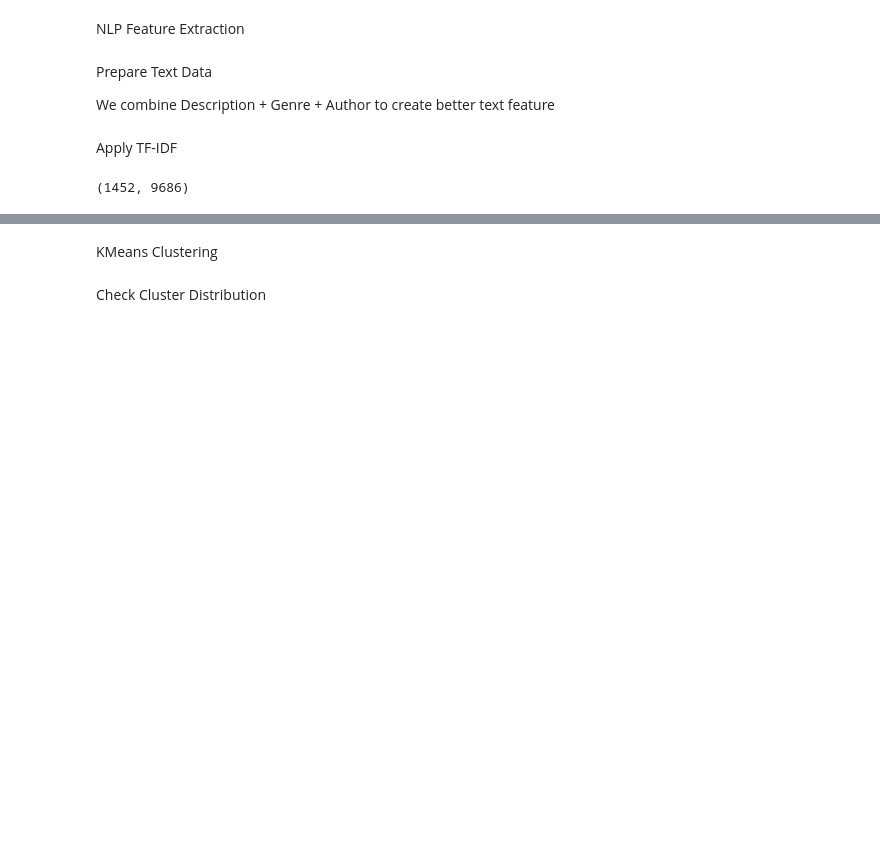
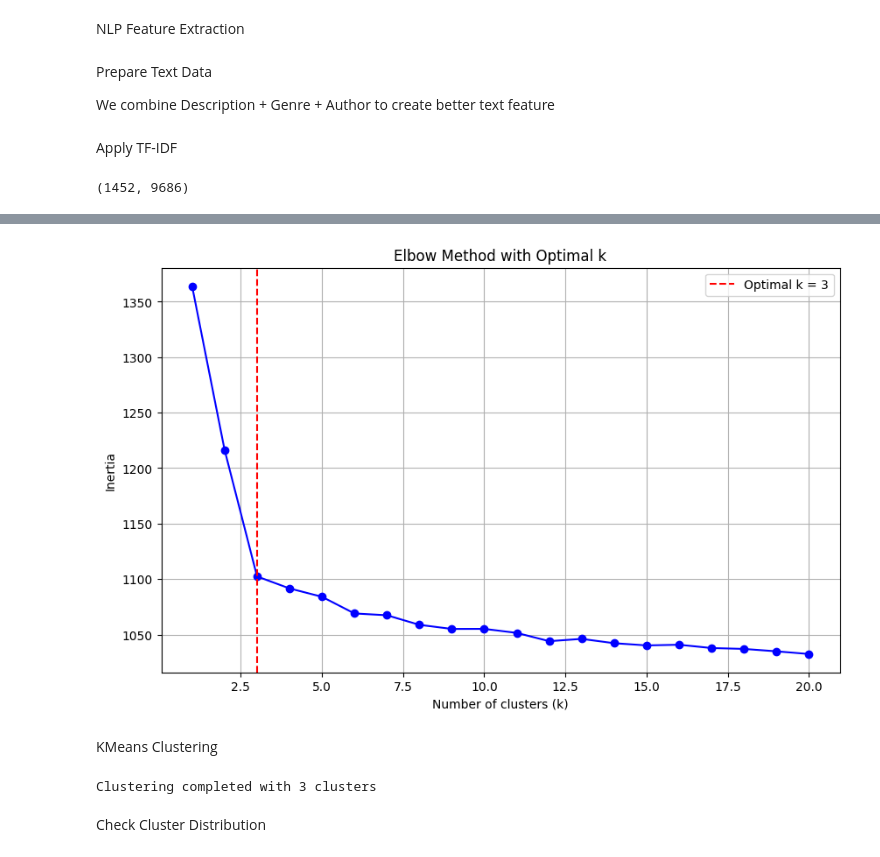
Before and after one commit to techravinthiran/Audible-Insights-Book-Recommendation-System, a Jupyter notebook: apps.ipynb, the cells around one changed output, grey strips where cells are left out. Saved outputs shown, nothing was run; the diff lists cells and outputs as text; code cells hidden in the pictures; blank space fills up the shorter version.

```diff
--- a/apps.ipynb
+++ b/apps.ipynb
@@ -324,9 +351,25 @@ print(tfidf_matrix.shape)
+# %%
+plt.figure(figsize=(10, 6))
+plt.plot(K, inertia, 'bo-')
+plt.axvline(x=optimal_k, color='r', linestyle='--', label=f'Optimal k = {optimal_k}')
+plt.xlabel('Number of clusters (k)')
+plt.ylabel('Inertia')
+plt.title('Elbow Method with Optimal k')
+plt.legend()
+plt.grid(True)
+plt.show()
+# %% [output]
+[figure, added]
 # %% [markdown]
 KMeans Clustering
 # %%
-kmeans = KMeans(n_clusters=10, random_state=42)
+kmeans = KMeans(n_clusters=optimal_k, random_state=42, n_init=10)
 
 df['Cluster'] = kmeans.fit_predict(tfidf_matrix)
+
+print(f"Clustering completed with {optimal_k} clusters")
+# %% [output]
+Clustering completed with 3 clusters
 # %% [markdown]
 Check Cluster Distribution
 # %%
```
Also changed, not shown: parts of 4 cells of this notebook, 2 other files.
